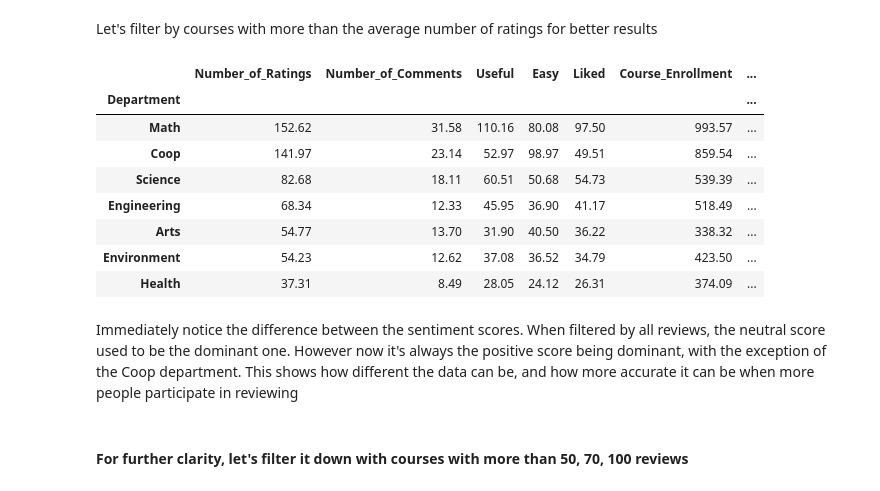
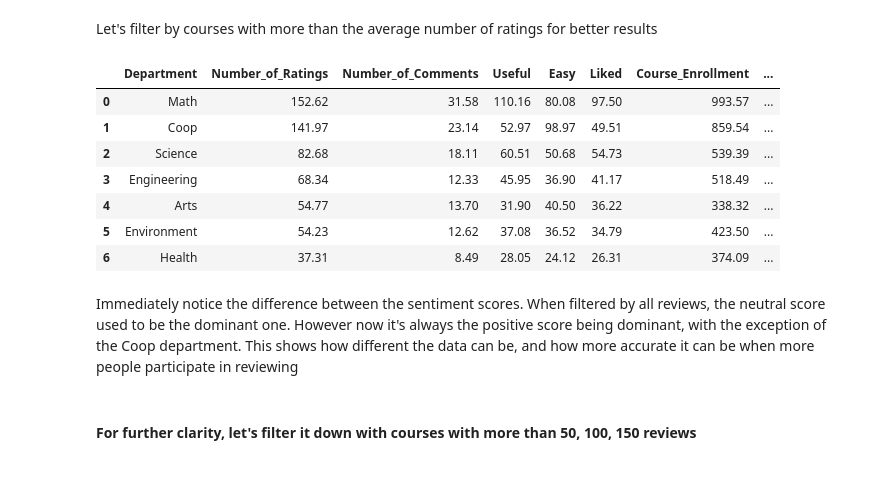
Before and after one commit to s2shams/UW-Course-Analysis, a Jupyter notebook: Data Visualization Final.ipynb, the cells around one changed output. Cells and saved outputs as stored; diff of their text form; code cells hidden in the pictures.

```diff
--- a/Data Visualization Final.ipynb
+++ b/Data Visualization Final.ipynb
@@ -102,20 +103,20 @@ Let's filter by courses with more than the average number of ratings for better
 # %%
 mean_ratings = course_df["Number_of_Ratings"].mean()
 undergrad_data = course_df[course_df["Course_Level"].isin(["<100", "100", "200", "300", "400"])].copy()
 
-undergrad_data[undergrad_data["Number_of_Ratings"] > mean_ratings].groupby("Department").mean().round(2).sort_values(by="Number_of_Ratings", ascending = False)
+df_mean = undergrad_data[undergrad_data["Number_of_Ratings"] > mean_ratings].groupby("Department").mean().round(2).sort_values(by="Number_of_Ratings", ascending = False).reset_index()
+df_mean
 # %% [output]
-|  | Number_of_Ratings | Number_of_Comments | Useful | Easy | Liked | Course_Enrollment | ... |
-| Department |  |  |  |  |  |  | ... |
-| Math | 152.62 | 31.58 | 110.16 | 80.08 | 97.50 | 993.57 | ... |
-| Coop | 141.97 | 23.14 | 52.97 | 98.97 | 49.51 | 859.54 | ... |
-| Science | 82.68 | 18.11 | 60.51 | 50.68 | 54.73 | 539.39 | ... |
-| Engineering | 68.34 | 12.33 | 45.95 | 36.90 | 41.17 | 518.49 | ... |
-| Arts | 54.77 | 13.70 | 31.90 | 40.50 | 36.22 | 338.32 | ... |
-| Environment | 54.23 | 12.62 | 37.08 | 36.52 | 34.79 | 423.50 | ... |
-| Health | 37.31 | 8.49 | 28.05 | 24.12 | 26.31 | 374.09 | ... |
+|  | Department | Number_of_Ratings | Number_of_Comments | Useful | Easy | Liked | Course_Enrollment | ... |
+| 0 | Math | 152.62 | 31.58 | 110.16 | 80.08 | 97.50 | 993.57 | ... |
+| 1 | Coop | 141.97 | 23.14 | 52.97 | 98.97 | 49.51 | 859.54 | ... |
+| 2 | Science | 82.68 | 18.11 | 60.51 | 50.68 | 54.73 | 539.39 | ... |
+| 3 | Engineering | 68.34 | 12.33 | 45.95 | 36.90 | 41.17 | 518.49 | ... |
+| 4 | Arts | 54.77 | 13.70 | 31.90 | 40.50 | 36.22 | 338.32 | ... |
+| 5 | Environment | 54.23 | 12.62 | 37.08 | 36.52 | 34.79 | 423.50 | ... |
+| 6 | Health | 37.31 | 8.49 | 28.05 | 24.12 | 26.31 | 374.09 | ... |
 # %% [markdown]
 Immediately notice the difference between the sentiment scores. When filtered by all reviews, the neutral score used to be the dominant one. However now it's always the positive score being dominant, with the exception of the Coop department. This shows how different the data can be, and how more accurate it can be when more people participate in reviewing
 # %% [markdown]
-#### For further clarity, let's filter it down with courses with more than 50, 70, 100 reviews
+#### For further clarity, let's filter it down with courses with more than 50, 100, 150 reviews
 # %%
```
Also changed, not shown: parts of 21 cells of this notebook.
